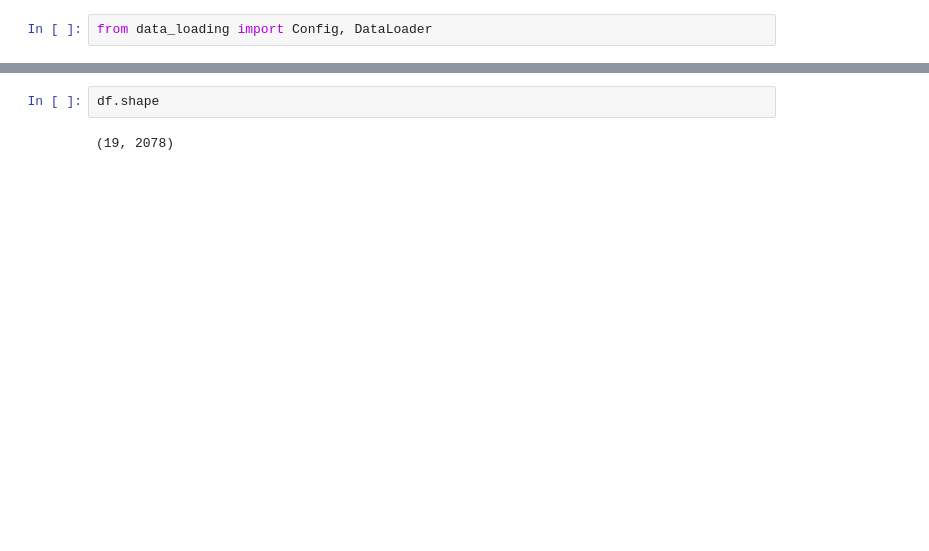
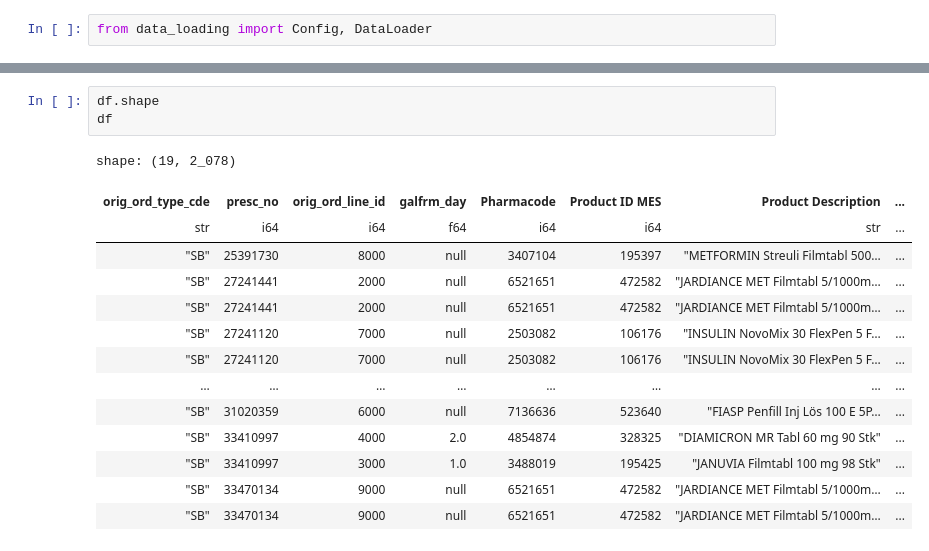
Before and after one commit to rfahrn/Dropout, a Jupyter notebook: Preprocessing/test.ipynb, the cells around one changed output, grey strips where cells are left out. Cells and saved outputs as stored; diff of their text form; blank space fills up the shorter version.

```diff
--- a/Preprocessing/test.ipynb
+++ b/Preprocessing/test.ipynb
@@ -10,4 +8,18 @@ NameError: name 'Config' is not defined
 # %%
 df.shape
+df
 # %% [output]
-(19, 2078)
+shape: (19, 2_078)
+| orig_ord_type_cde | presc_no | orig_ord_line_id | galfrm_day | Pharmacode | Product ID MES | Product Description | ... |
+| str | i64 | i64 | f64 | i64 | i64 | str | ... |
+| "SB" | 25391730 | 8000 | null | 3407104 | 195397 | "METFORMIN Streuli Filmtabl 500… | ... |
+| "SB" | 27241441 | 2000 | null | 6521651 | 472582 | "JARDIANCE MET Filmtabl 5/1000m… | ... |
+| "SB" | 27241441 | 2000 | null | 6521651 | 472582 | "JARDIANCE MET Filmtabl 5/1000m… | ... |
+| "SB" | 27241120 | 7000 | null | 2503082 | 106176 | "INSULIN NovoMix 30 FlexPen 5 F… | ... |
+| "SB" | 27241120 | 7000 | null | 2503082 | 106176 | "INSULIN NovoMix 30 FlexPen 5 F… | ... |
+| … | … | … | … | … | … | … | ... |
+| "SB" | 31020359 | 6000 | null | 7136636 | 523640 | "FIASP Penfill Inj Lös 100 E 5P… | ... |
+| "SB" | 33410997 | 4000 | 2.0 | 4854874 | 328325 | "DIAMICRON MR Tabl 60 mg 90 Stk" | ... |
+| "SB" | 33410997 | 3000 | 1.0 | 3488019 | 195425 | "JANUVIA Filmtabl 100 mg 98 Stk" | ... |
+| "SB" | 33470134 | 9000 | null | 6521651 | 472582 | "JARDIANCE MET Filmtabl 5/1000m… | ... |
+| "SB" | 33470134 | 9000 | null | 6521651 | 472582 | "JARDIANCE MET Filmtabl 5/1000m… | ... |
```
Also changed, not shown: parts of 4 cells of this notebook, 3 other files.
